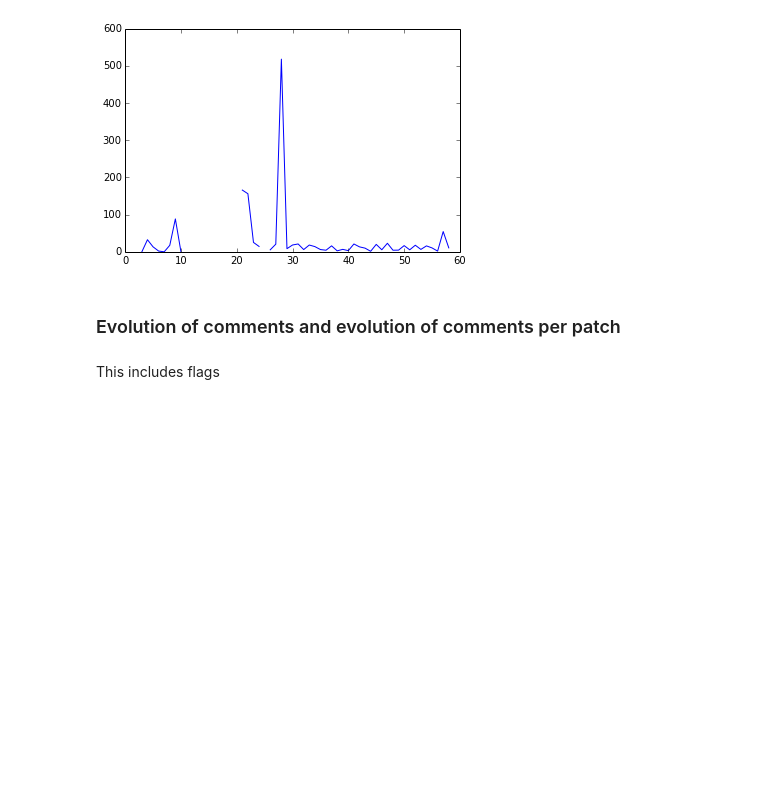
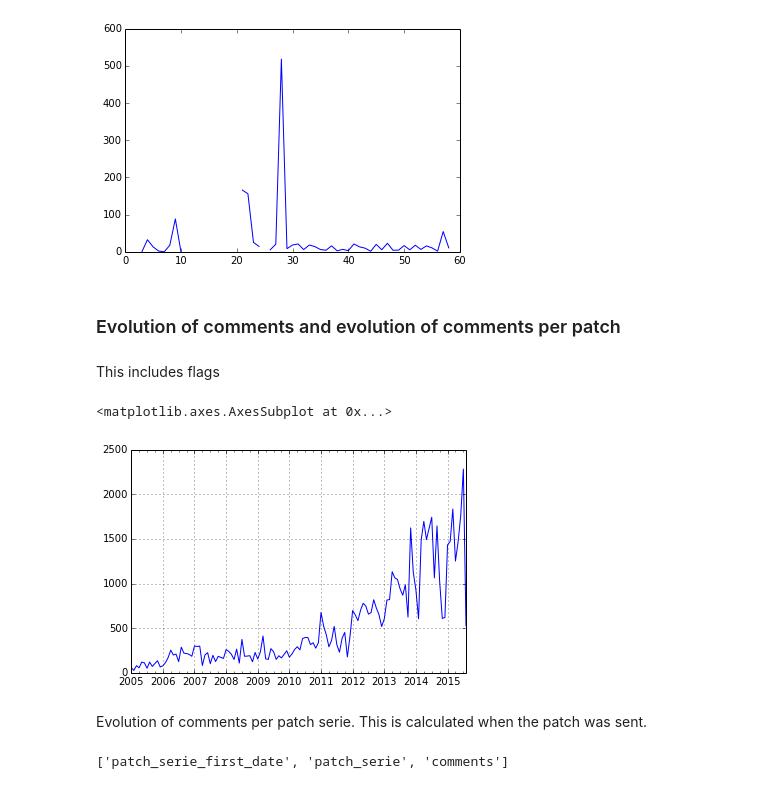
Before and after one commit to dicortazar/ipython-notebooks, a Jupyter notebook: projects/xen-analysis/Xen-analysis.ipynb, the cells around one changed output. Drawn from its saved outputs; the diff is of its cells as text; code cells hidden in the pictures; blank space fills up the shorter version.

```diff
--- a/projects/xen-analysis/Xen-analysis.ipynb
+++ b/projects/xen-analysis/Xen-analysis.ipynb
@@ -250,0 +248,23 @@ query = """
+# %%
+# Let's calculate evolution of comments in general when they were sent
+# We should ignore 1970 emails with wrong sent date
+query = """ SELECT year(date) as year,
+                   month(date) as month,
+                   count(distinct(comments.id)) as comments
+            FROM comments
+            WHERE year(date) > 2004
+            GROUP BY year(date),
+                     month(date)
+        """
+comments = execute_query(cursor, query)
+# %%
+dates = pd.date_range('2005-01', '2015-09', freq='M') # data starting in 2005-01 and ending in 2015-08
+np_data = np.array(comments)
+commentsTS = Series(np_data[:,2], index=dates)
+# %%
+commentsTS.plot()
+# %% [output]
+<matplotlib.axes.AxesSubplot at 0x...>
+[figure, added]
+# %% [markdown]
+Evolution of comments per patch serie. This is calculated when the patch was sent.
@@ -250,0 +288,7 @@ query = """
+# %%
+comments_list = list(comments)
+pandas_ds = pandas.DataFrame(comments_list, columns=["patch_serie_first_date", "patch_serie", "comments"])
+
+pandas_ds.columns.values.tolist()
+# %% [output]
+['patch_serie_first_date', 'patch_serie', 'comments']
```
Also changed, not shown: parts of 5 cells of this notebook.
